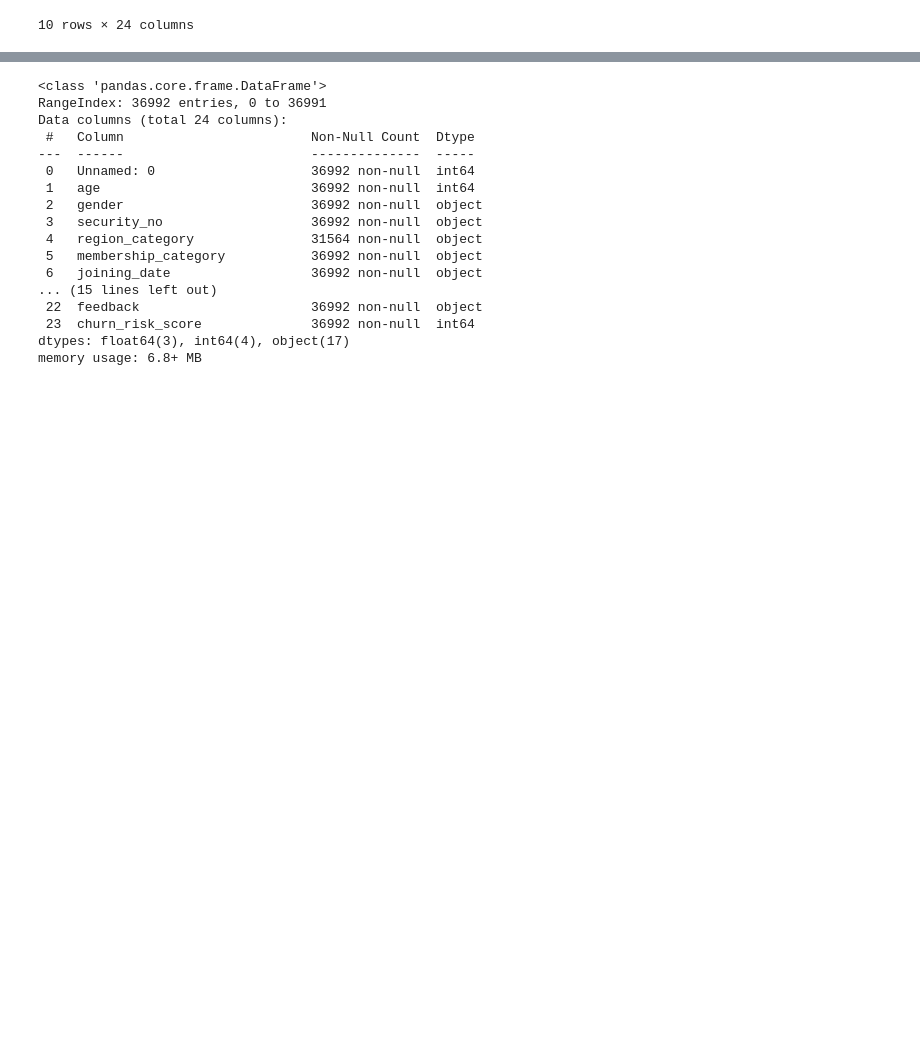
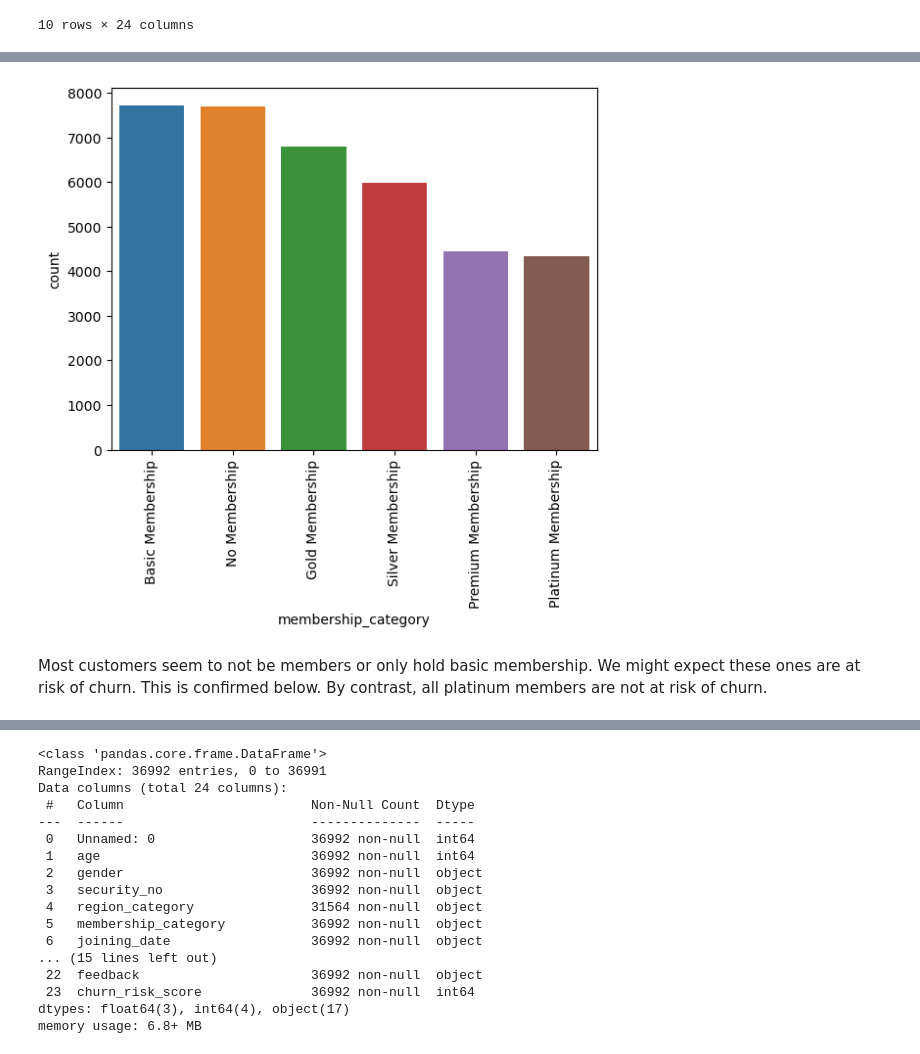
Before and after one commit to npagrawal/Churn-Rate-Machine-Learning, a Jupyter notebook: Notebook Scratch.ipynb, the cells around one changed output, grey strips where cells are left out. Saved outputs shown, nothing was run; the diff lists cells and outputs as text; code cells hidden in the pictures; blank space fills up the shorter version.

```diff
--- a/Notebook Scratch.ipynb
+++ b/Notebook Scratch.ipynb
@@ -48,0 +71,7 @@ This dataset has nearly 37,000 rows of data. Let's take a look at what's missing
+# %%
+sns.countplot(data = df, x = "membership_category", order = df["membership_category"].value_counts().index)
+plt.xticks(rotation=90);
+# %% [output]
+[figure, added]
+# %% [markdown]
+Most customers seem to not be members or only hold basic membership. We might expect these ones are at risk of churn. This is confirmed below. By contrast, all platinum members are not at risk of churn.
```
Also changed, not shown: parts of 71 cells of this notebook.
